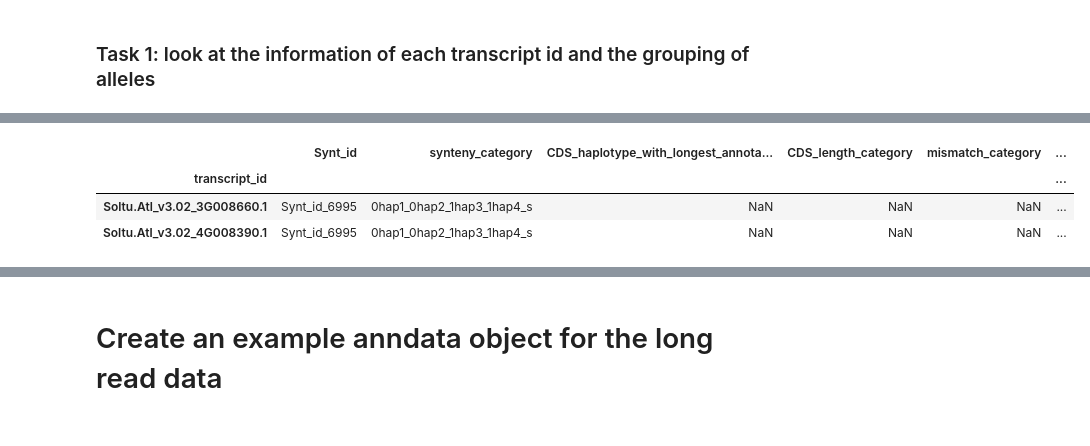
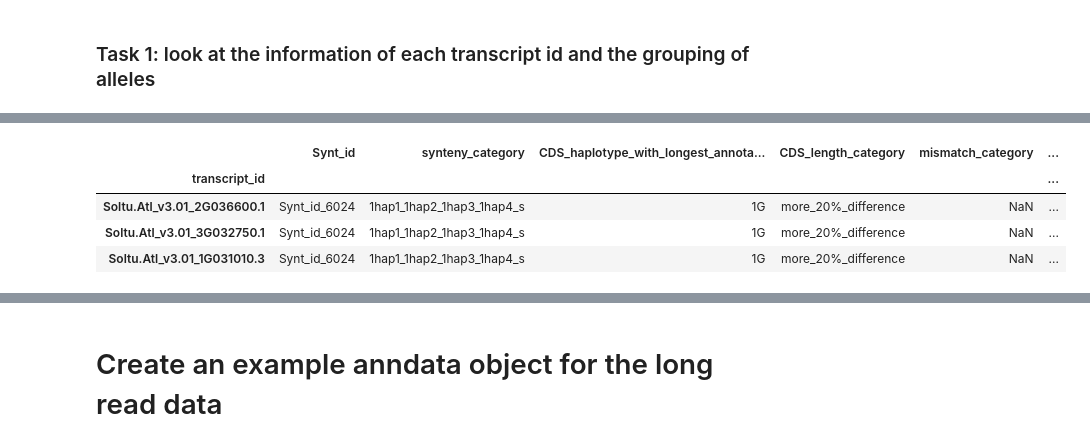
Before and after one commit to nadjano/polyase, a Jupyter notebook: .notebooks/long_readRNA_seq_counts_allele_atlantic.ipynb, the cells around one changed output, grey strips where cells are left out. Drawn from its saved outputs; the diff is of its cells as text; code cells hidden in the pictures.

```diff
--- a/.notebooks/long_readRNA_seq_counts_allele_atlantic.ipynb
+++ b/.notebooks/long_readRNA_seq_counts_allele_atlantic.ipynb
@@ -64,9 +198,10 @@ my_ad.var.head()
 | Soltu.Atl_v3.02_3G008660.1 | Synt_id_6995 | 0hap1_0hap2_1hap3_1hap4_s | NaN | NaN | NaN | ... |
 | Soltu.Atl_v3.04_4G019190.2 | Synt_id_14369 | 1hap1_1hap2_1hap3_1hap4_s | 2G | less_1%_difference | NaN | ... |
 # %%
-my_ad.var[my_ad.var.Synt_id == "Synt_id_6995"]
+my_ad.var[my_ad.var.Synt_id == "Synt_id_6024"]
 # %% [output]
 |  | Synt_id | synteny_category | CDS_haplotype_with_longest_annota... | CDS_length_category | mismatch_category | ... |
 | transcript_id |  |  |  |  |  | ... |
-| Soltu.Atl_v3.02_3G008660.1 | Synt_id_6995 | 0hap1_0hap2_1hap3_1hap4_s | NaN | NaN | NaN | ... |
-| Soltu.Atl_v3.02_4G008390.1 | Synt_id_6995 | 0hap1_0hap2_1hap3_1hap4_s | NaN | NaN | NaN | ... |
+| Soltu.Atl_v3.01_2G036600.1 | Synt_id_6024 | 1hap1_1hap2_1hap3_1hap4_s | 1G | more_20%_difference | NaN | ... |
+| Soltu.Atl_v3.01_3G032750.1 | Synt_id_6024 | 1hap1_1hap2_1hap3_1hap4_s | 1G | more_20%_difference | NaN | ... |
+| Soltu.Atl_v3.01_1G031010.3 | Synt_id_6024 | 1hap1_1hap2_1hap3_1hap4_s | 1G | more_20%_difference | NaN | ... |
```
Also changed, not shown: parts of 10 cells of this notebook, 1 other file.
